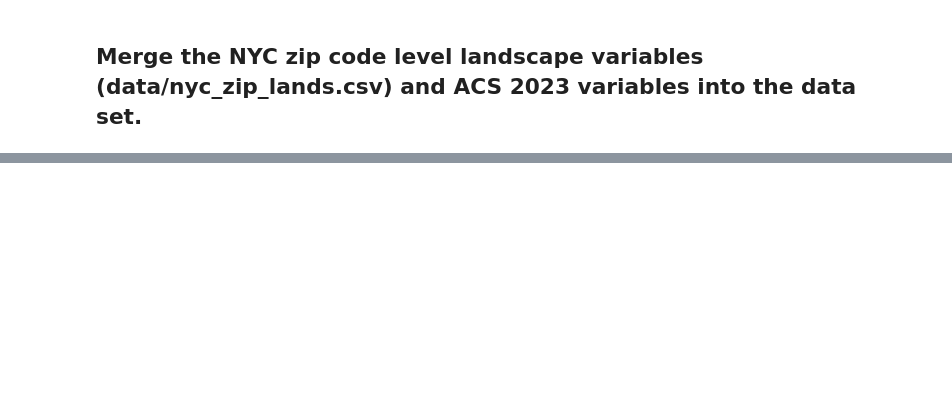
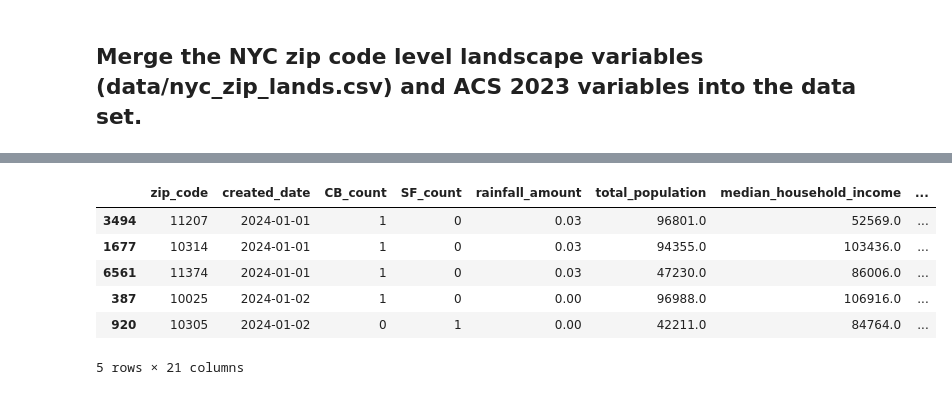
Before and after one commit to ids25s/mid-term-project-alyssahorn, a Jupyter notebook: midterm.ipynb, the cells around one changed output, grey strips where cells are left out. Saved outputs shown, nothing was run; the diff lists cells and outputs as text; code cells hidden in the pictures; blank space fills up the shorter version.

```diff
--- a/midterm.ipynb
+++ b/midterm.ipynb
@@ -1155,0 +1216,17 @@ agg_df.tail()
+# %%
+# Create 1-day lag variables for precipitation and CB complaints
+agg_df['rainfall_lag_1d'] = agg_df['rainfall_amount'].shift(1)
+agg_df['CB_count_lag_1d'] = agg_df['CB_count'].shift(1)
+
+# Fill NaN values resulting from shifting (first row will have NaN)
+agg_df[['rainfall_lag_1d', 'CB_count_lag_1d']] = agg_df[['rainfall_lag_1d', 'CB_count_lag_1d']].fillna(0)
+
+agg_df.head()
+# %% [output]
+|  | zip_code | created_date | CB_count | SF_count | rainfall_amount | total_population | median_household_income | ... |
+| 3494 | 11207 | 2024-01-01 | 1 | 0 | 0.03 | 96801.0 | 52569.0 | ... |
+| 1677 | 10314 | 2024-01-01 | 1 | 0 | 0.03 | 94355.0 | 103436.0 | ... |
+| 6561 | 11374 | 2024-01-01 | 1 | 0 | 0.03 | 47230.0 | 86006.0 | ... |
+| 387 | 10025 | 2024-01-02 | 1 | 0 | 0.00 | 96988.0 | 106916.0 | ... |
+| 920 | 10305 | 2024-01-02 | 0 | 1 | 0.00 | 42211.0 | 84764.0 | ... |
+5 rows × 21 columns
```
Also changed, not shown: parts of 19 cells of this notebook.
